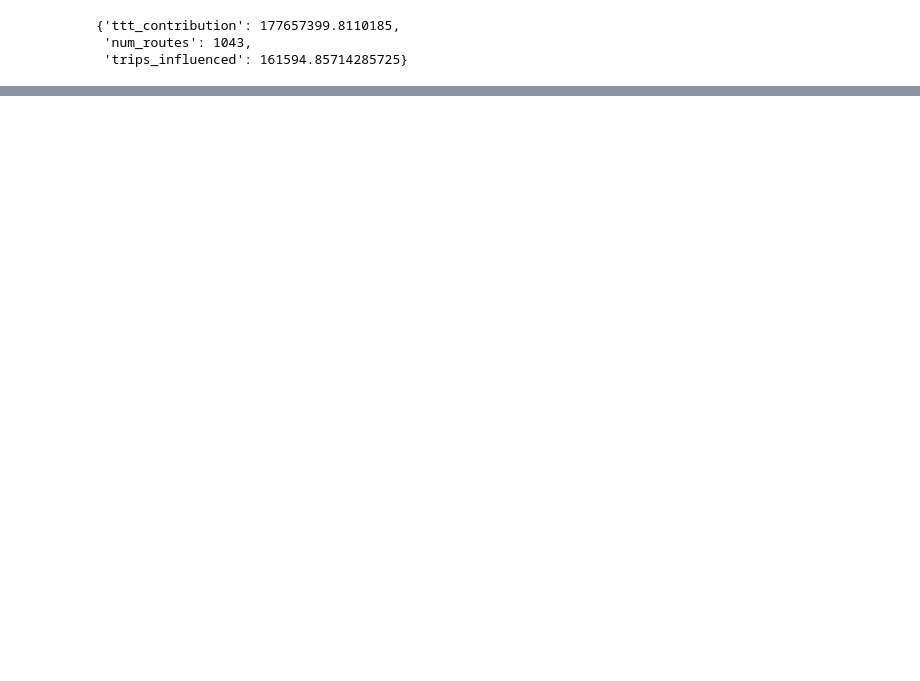
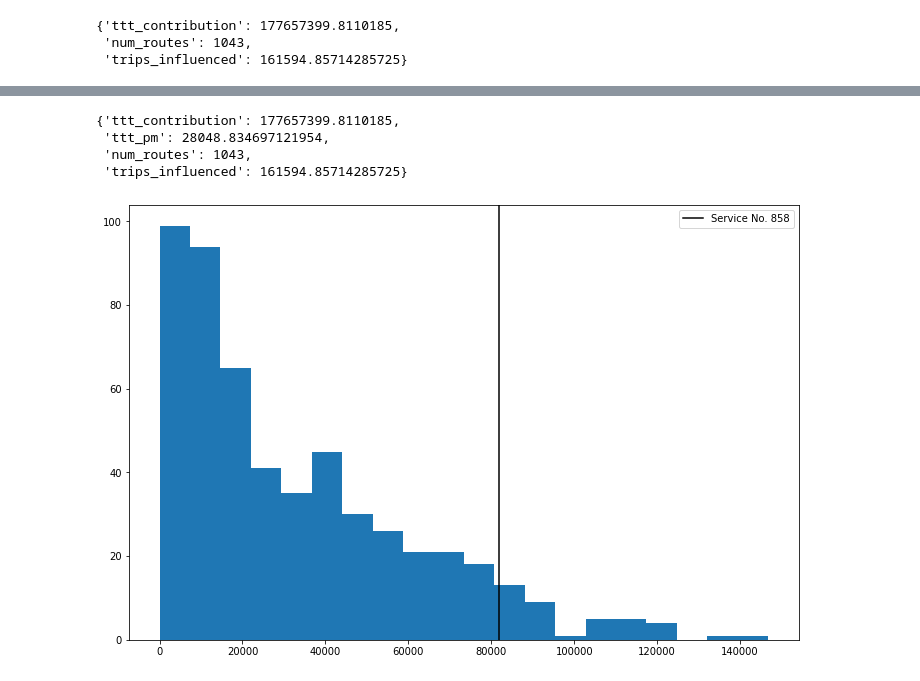
Before and after one commit to kiranbodipati/urban_planning_system, a Jupyter notebook: TTT Offline analysis.ipynb, the cells around one changed output, grey strips where cells are left out. Cells and saved outputs as stored; diff of their text form; code cells hidden in the pictures; blank space fills up the shorter version.

```diff
--- a/TTT Offline analysis.ipynb
+++ b/TTT Offline analysis.ipynb
@@ -491,0 +536,3 @@ plt.show()
+# %%
+bus_ttt['ttt_pm'] = bus_ttt.apply(lambda x: x['ttt_contribution']/x['dist_m'], axis=1)
+bus_ttt.head()
@@ -491,0 +546,8 @@ plt.show()
+# %%
+bus_ttt_contributions = {k:{'ttt_contribution':0, 'ttt_pm':0, 'num_routes':0, 'trips_influenced':0} for k in bus_dist_dict.keys()}
+for row in bus_ttt.itertuples():
+    for k in row.best_buses:
+        bus_ttt_contributions[k]['ttt_contribution'] += row.ttt_contribution
+        bus_ttt_contributions[k]['ttt_pm'] += row.ttt_pm
+        bus_ttt_contributions[k]['num_routes'] += 1
+        bus_ttt_contributions[k]['trips_influenced'] += row.avg_trips
@@ -491,0 +574,16 @@ plt.show()
+# %%
+bus_ttt_contributions['199']
+# %% [output]
+{'ttt_contribution': 177657399.8110185,
+ 'ttt_pm': 28048.834697121954,
+ 'num_routes': 1043,
+ 'trips_influenced': 161594.85714285725}
+# %%
+temp_bus = '858'
+fig, ax = plt.subplots(figsize=(12, 8))
+plt.hist([i['ttt_pm'] for i in bus_ttt_contributions.values()], axes=ax, bins=20)
+plt.axvline(bus_ttt_contributions[temp_bus]['ttt_pm'], label=f"Service No. {temp_bus}", color='black')
+plt.legend()
+plt.show()
+# %% [output]
+[figure, added]
```
Also changed, not shown: parts of 16 cells of this notebook.
